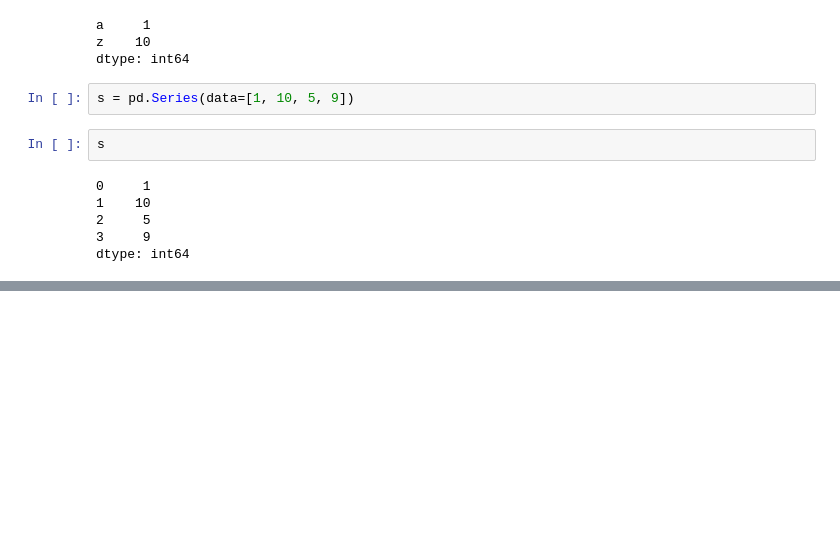
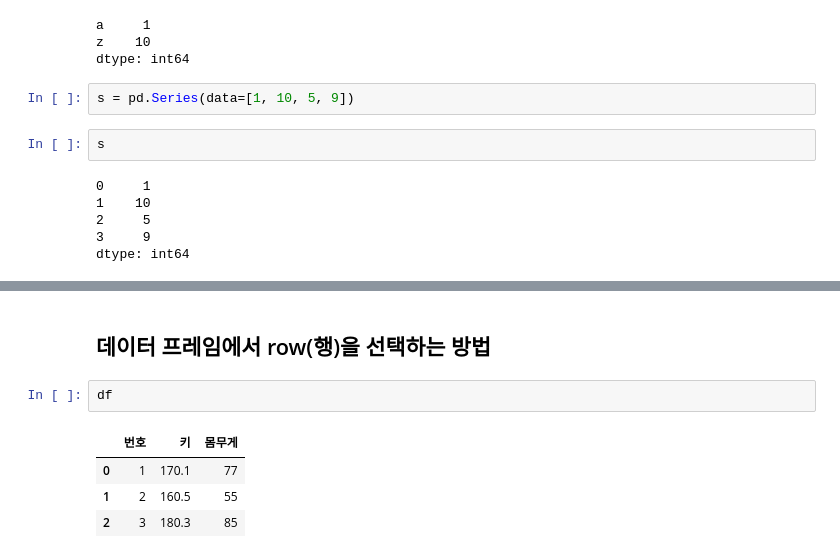
Before and after one commit to JakeOh/202103_itw_pyda_wkd, a Jupyter notebook: da07_pandas.ipynb, the cells around one changed output, grey strips where cells are left out. Cells and saved outputs as stored; diff of their text form; blank space fills up the shorter version.

```diff
--- a/da07_pandas.ipynb
+++ b/da07_pandas.ipynb
@@ -101,0 +188,9 @@ dtype: int64
+# %% [markdown]
+## 데이터 프레임에서 row(행)을 선택하는 방법
+# %%
+df
+# %% [output]
+|  | 번호 | 키 | 몸무게 |
+| 0 | 1 | 170.1 | 77 |
+| 1 | 2 | 160.5 | 55 |
+| 2 | 3 | 180.3 | 85 |
```
Also changed, not shown: parts of 25 cells of this notebook.
